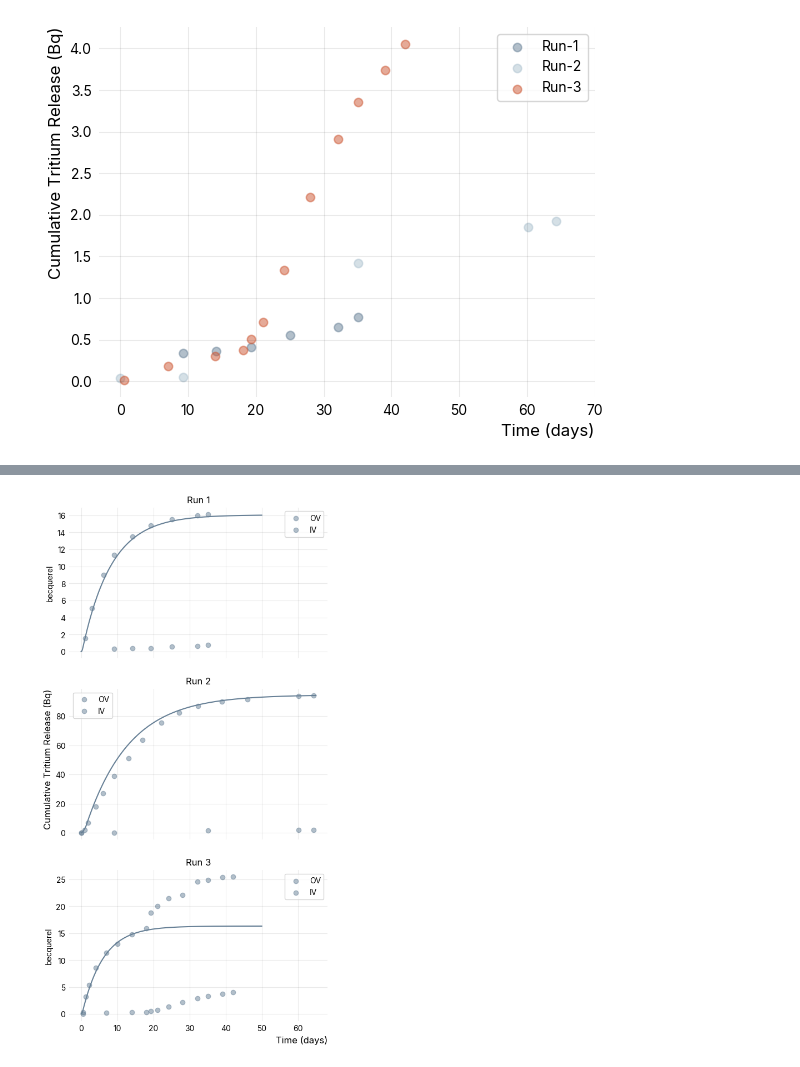
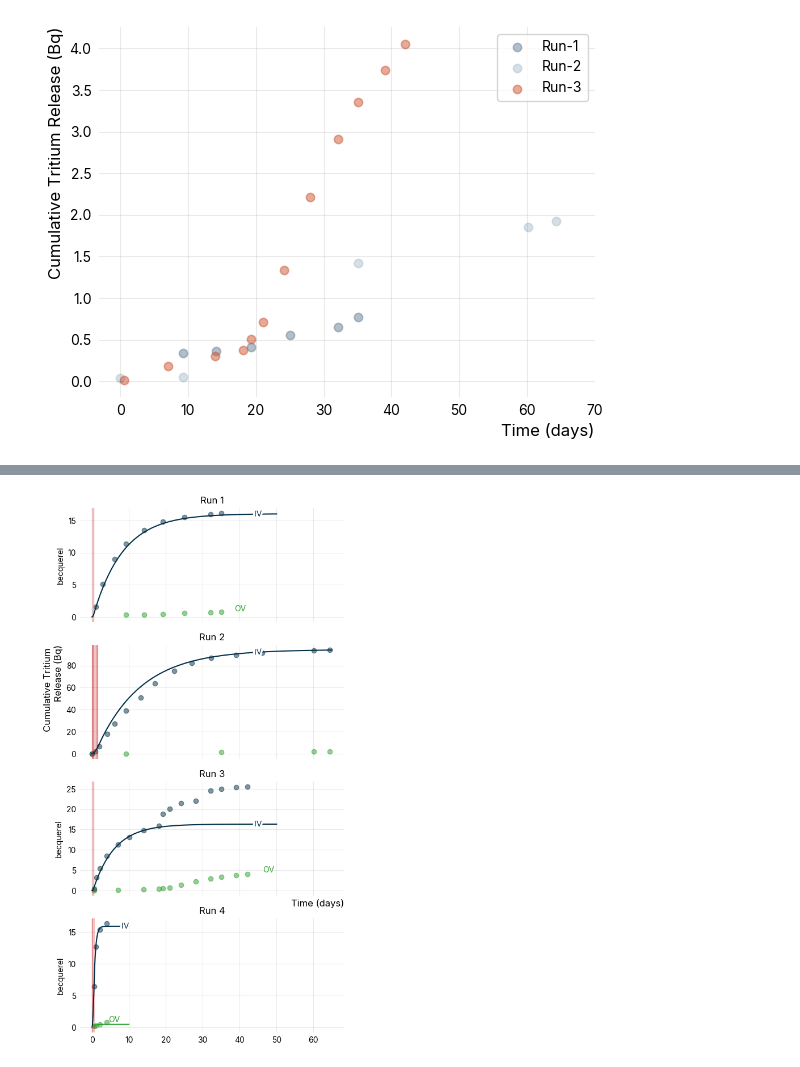
Before and after one commit to LIBRA-project/baby-1l-paper, a Jupyter notebook: main.ipynb, the cells around one changed output, grey strips where cells are left out. Drawn from its saved outputs; the diff is of its cells as text; code cells hidden in the pictures.

Commit message:
improved plots + run 4

```diff
--- a/main.ipynb
+++ b/main.ipynb
@@ -34,6 +34,9 @@ data_1l_run_2 = get_data(
 data_1l_run_3 = get_data(
     "https://raw.githubusercontent.com/LIBRA-project/BABY-1L-run-3/refs/heads/main/data/processed_data.json"
 )
+data_1l_run_4 = get_data(
+    "https://raw.githubusercontent.com/LIBRA-project/BABY-1L-run-4/refs/heads/main/data/processed_data.json"
+)
 # %% [output]
 Download successful!
 Download successful!
@@ -239,12 +300,16 @@ def model_from_json(json_data: dict) -> Model:
     return model
 
 
-def scatter_stream(data, stream: str, **kwargs):
+def scatter_stream(data, stream: str, normalise_by=None, **kwargs):
     data_stream = data["cumulative_tritium_release"][stream]
-    sampling_times = data_stream["sampling_times"]["value"] * ureg(data_stream["sampling_times"]["unit"])
-    cumulative_release = data_stream["total"]["value"] * ureg(data_stream["total"]["unit"])
 
-    return plt.scatter(
-        sampling_times, cumulative_release,  **kwargs
+    sampling_times = data_stream["sampling_times"]["value"] * ureg(
+        data_stream["sampling_times"]["unit"]
     )
+    cumulative_release = data_stream["total"]["value"] * ureg(
+        data_stream["total"]["unit"]
+    )
+    if normalise_by:
+        cumulative_release = cumulative_release / normalise_by
+    return plt.scatter(sampling_times, cumulative_release, **kwargs)
 # %%
@@ -291,20 +496,33 @@ plt.legend()
 # %%
-fig, axs = plt.subplots(3, 1, figsize=(6, 12), sharex=True)
+fig, axs = plt.subplots(4, 1, figsize=(6, 12), sharex=True)
 
 for i, (model_run, data, label) in enumerate(
-    zip([model_run_1, model_run_2, model_run_3], [data_1l_run_1, data_1l_run_2, data_1l_run_3], ["Run 1", "Run 2", "Run 3"])
+    zip(
+        [model_run_1, model_run_2, model_run_3, model_run_4],
+        [data_1l_run_1, data_1l_run_2, data_1l_run_3, data_1l_run_4],
+        ["Run 1", "Run 2", "Run 3", "Run 4"],
+    )
 ):
     plt.sca(axs[i])
-    scatter_stream(data, "OV", alpha=0.5, label="OV")
-    l, = plot_integrated_top_release(model_run)
+    s = scatter_stream(data, "OV", alpha=0.5, label="OV", color="tab:green")
+    (l,) = plot_integrated_top_release(model_run, color="#023047", label="IV")
     scatter_stream(data, "IV", color=l.get_color(), alpha=0.5, label="IV")
+    plot_irradiation(model_run, color="tab:red", alpha=0.2)
     axs[i].set_title(label)
-    axs[i].legend()
+    # axs[i].legend()
 
-axs[1].set_ylabel("Cumulative Tritium Release (Bq)", fontsize=12)
+    labelLines([l], zorder=2.5, xvals=[45 * ureg.days])
+
+    plt.annotate("OV", xy=(s.get_offsets()[-1] * 1.1), color="tab:green")
+
+
+    if label == "Run 4":
+        plot_integrated_wall_release(model_run, color="tab:green")
+
+axs[1].set_ylabel("Cumulative Tritium \n Release (Bq)", fontsize=12)
 
 axs[2].set_xlabel("Time (days)", fontsize=12)
 
 plt.show()
 # %% [output]
-[figure, old version]
+[figure, new version]
```
Also changed, not shown: parts of 16 cells of this notebook, 1 other file.
